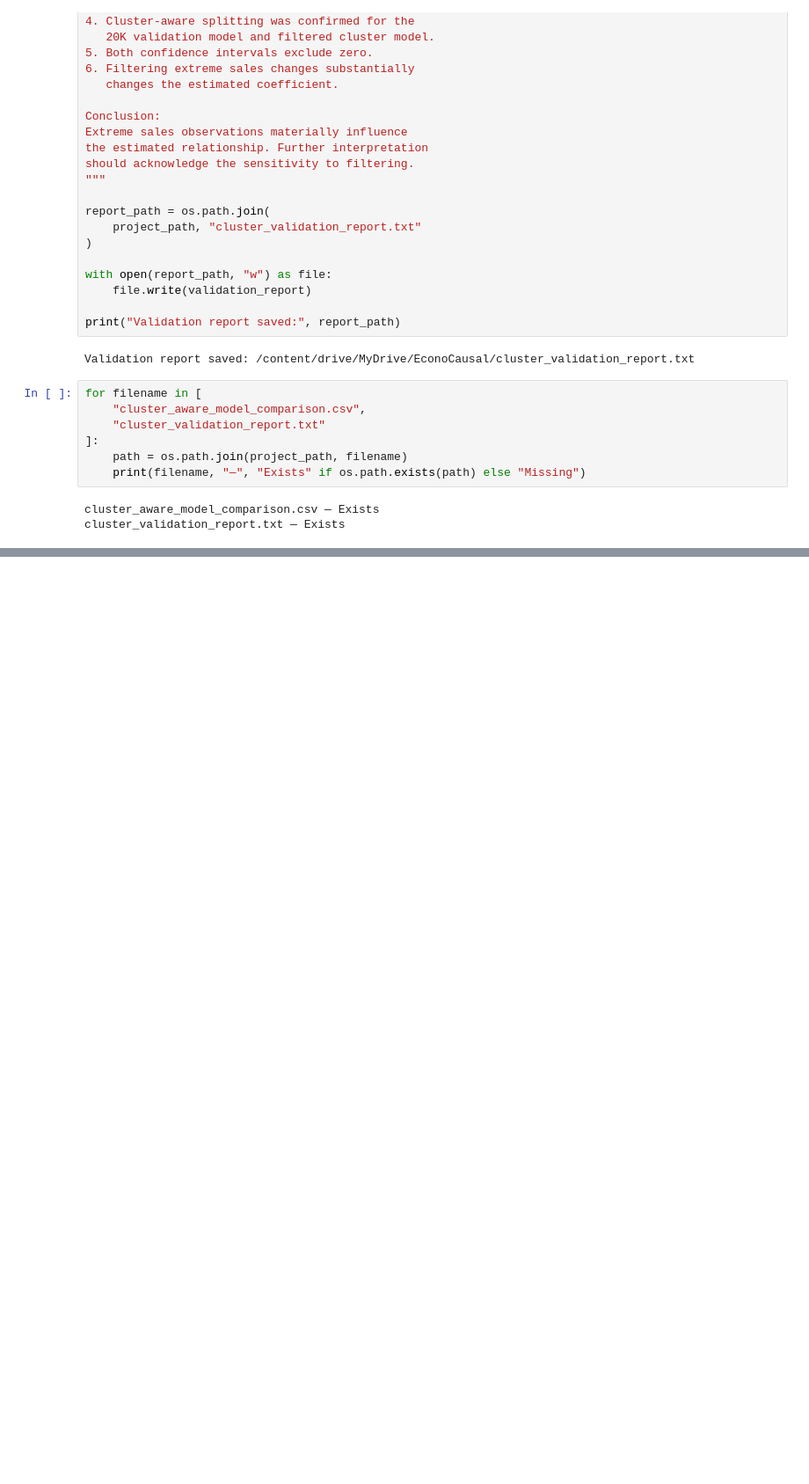
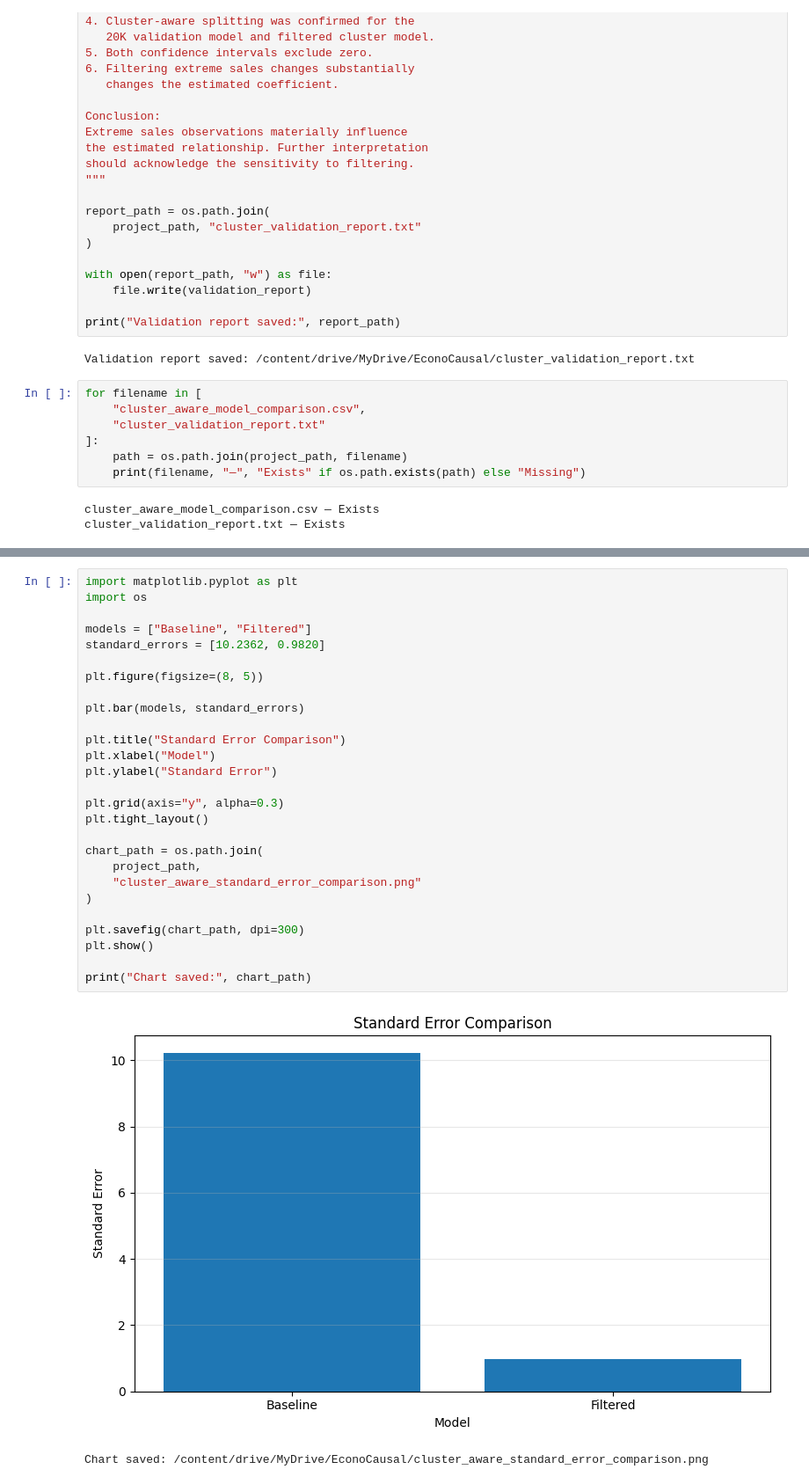
Before and after one commit to Ashokyadhav/Econocausal, a Jupyter notebook: DoubleML.ipynb, the cells around one changed output, grey strips where cells are left out. Shown at 88% size. Cells and saved outputs as stored; diff of their text form; blank space fills up the shorter version.

```diff
--- a/DoubleML.ipynb
+++ b/DoubleML.ipynb
@@ -3986,0 +4097,30 @@ cluster_validation_report.txt — Exists
+# %%
+import matplotlib.pyplot as plt
+import os
+
+models = ["Baseline", "Filtered"]
+standard_errors = [10.2362, 0.9820]
+
+plt.figure(figsize=(8, 5))
+
+plt.bar(models, standard_errors)
+
+plt.title("Standard Error Comparison")
+plt.xlabel("Model")
+plt.ylabel("Standard Error")
+
+plt.grid(axis="y", alpha=0.3)
+plt.tight_layout()
+
+chart_path = os.path.join(
+    project_path,
+    "cluster_aware_standard_error_comparison.png"
+)
+
+plt.savefig(chart_path, dpi=300)
+plt.show()
+
+print("Chart saved:", chart_path)
+# %% [output]
+[figure, added]
+Chart saved: /content/drive/MyDrive/EconoCausal/cluster_aware_standard_error_comparison.png
```
Also changed, not shown: parts of 13 cells of this notebook.
